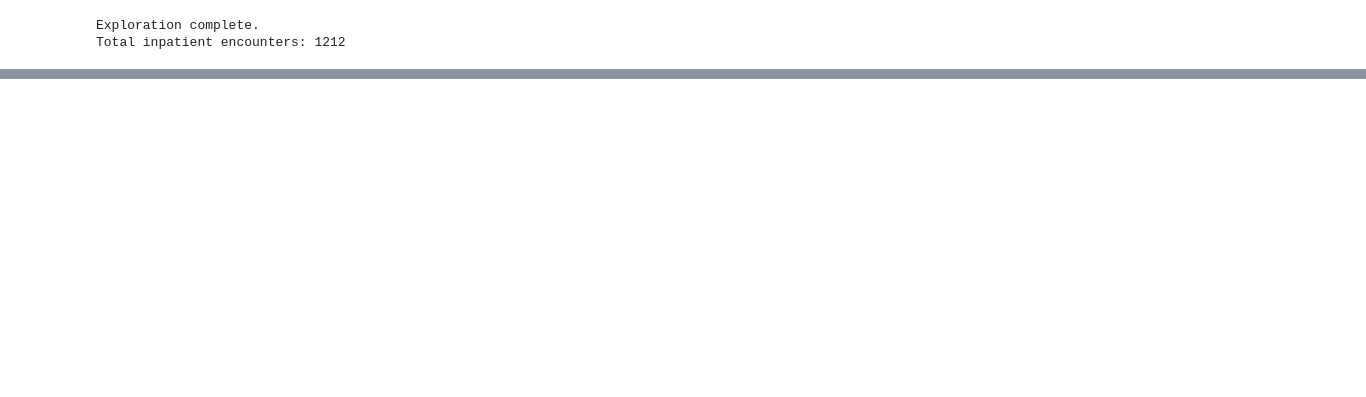
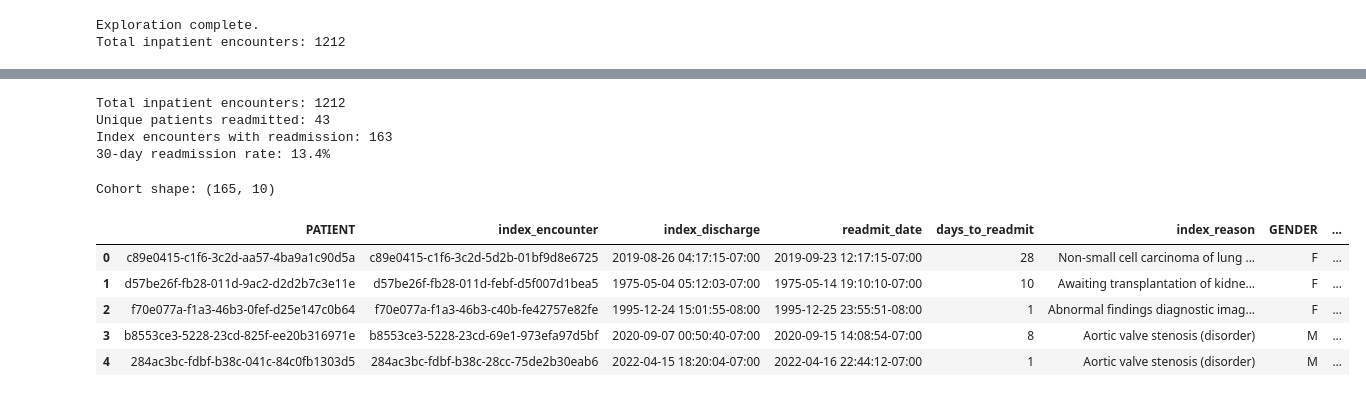
Before and after one commit to Jamz2244/ehr-readmission-cohort-analysis, a Jupyter notebook: notebooks/01_data_exploration.ipynb, the cells around one changed output, grey strips where cells are left out. Drawn from its saved outputs; the diff is of its cells as text; code cells hidden in the pictures; blank space fills up the shorter version.

```diff
--- a/notebooks/01_data_exploration.ipynb
+++ b/notebooks/01_data_exploration.ipynb
@@ -121,0 +167,66 @@ Total inpatient encounters: 1212
+# %%
+# 30 day readmission rate
+total_inpatient = 1212
+unique_readmitted_patients = readmissions['PATIENT'].nunique()
+unique_index_encounters = readmissions['index_encounter'].nunique()
+
+readmission_rate = (unique_index_encounters/total_inpatient)*100
+
+print(f"Total inpatient encounters: {total_inpatient}")
+print(f"Unique patients readmitted: {unique_readmitted_patients}")
+print(f"Index encounters with readmission: {unique_index_encounters}")
+print(f"30-day readmission rate: {readmission_rate:.1f}%")
+# %% [output]
+Total inpatient encounters: 1212
+Unique patients readmitted: 43
+Index encounters with readmission: 163
+30-day readmission rate: 13.4%
+# %%
+# patient demographics
+cohort = con.execute(f"""
+    WITH inpatient AS (
+        SELECT
+            Id AS encounter_id,
+            PATIENT,
+            START AS admit_date,
+            STOP AS discharge_date,
+            REASONDESCRIPTION AS reason
+        FROM read_csv_auto('{CSV_PATH}/encounters.csv')
+        WHERE ENCOUNTERCLASS = 'inpatient'
+    ),
+    readmissions AS (
+        SELECT
+            a.PATIENT,
+            a.encounter_id AS index_encounter,
+            a.discharge_date AS index_discharge,
+            b.admit_date AS readmit_date,
+            DATEDIFF('day', a.discharge_date, b.admit_date) AS days_to_readmit,
+            a.reason AS index_reason
+        FROM inpatient a
+        JOIN inpatient b
+            ON a.PATIENT = b.PATIENT
+            AND b.admit_date > a.discharge_date
+            AND DATEDIFF('day', a.discharge_date, b.admit_date) <= 30
+            AND a.encounter_id != b.encounter_id
+    )
+    SELECT
+        r.*,
+        p.GENDER,
+        p.RACE,
+        p.BIRTHDATE,
+        DATE_DIFF('year', CAST (p.BIRTHDATE AS DATE), CAST(r.index_discharge AS DATE)) AS age_at_discharge
+    FROM readmissions r
+    JOIN read_csv_auto('{CSV_PATH}/patients.csv') p
+        ON r.PATIENT = p.Id
+""").df()
+
+print("Cohort shape:", cohort.shape)
+cohort.head()
+# %% [output]
+Cohort shape: (165, 10)
+|  | PATIENT | index_encounter | index_discharge | readmit_date | days_to_readmit | index_reason | GENDER | ... |
+| 0 | c89e0415-c1f6-3c2d-aa57-4ba9a1c90d5a | c89e0415-c1f6-3c2d-5d2b-01bf9d8e6725 | 2019-08-26 04:17:15-07:00 | 2019-09-23 12:17:15-07:00 | 28 | Non-small cell carcinoma of lung ... | F | ... |
+| 1 | d57be26f-fb28-011d-9ac2-d2d2b7c3e11e | d57be26f-fb28-011d-febf-d5f007d1bea5 | 1975-05-04 05:12:03-07:00 | 1975-05-14 19:10:10-07:00 | 10 | Awaiting transplantation of kidne... | F | ... |
+| 2 | f70e077a-f1a3-46b3-0fef-d25e147c0b64 | f70e077a-f1a3-46b3-c40b-fe42757e82fe | 1995-12-24 15:01:55-08:00 | 1995-12-25 23:55:51-08:00 | 1 | Abnormal findings diagnostic imag... | F | ... |
+| 3 | b8553ce3-5228-23cd-825f-ee20b316971e | b8553ce3-5228-23cd-69e1-973efa97d5bf | 2020-09-07 00:50:40-07:00 | 2020-09-15 14:08:54-07:00 | 8 | Aortic valve stenosis (disorder) | M | ... |
+| 4 | 284ac3bc-fdbf-b38c-041c-84c0fb1303d5 | 284ac3bc-fdbf-b38c-28cc-75de2b30eab6 | 2022-04-15 18:20:04-07:00 | 2022-04-16 22:44:12-07:00 | 1 | Aortic valve stenosis (disorder) | M | ... |
```
Also changed, not shown: parts of 7 cells of this notebook.
